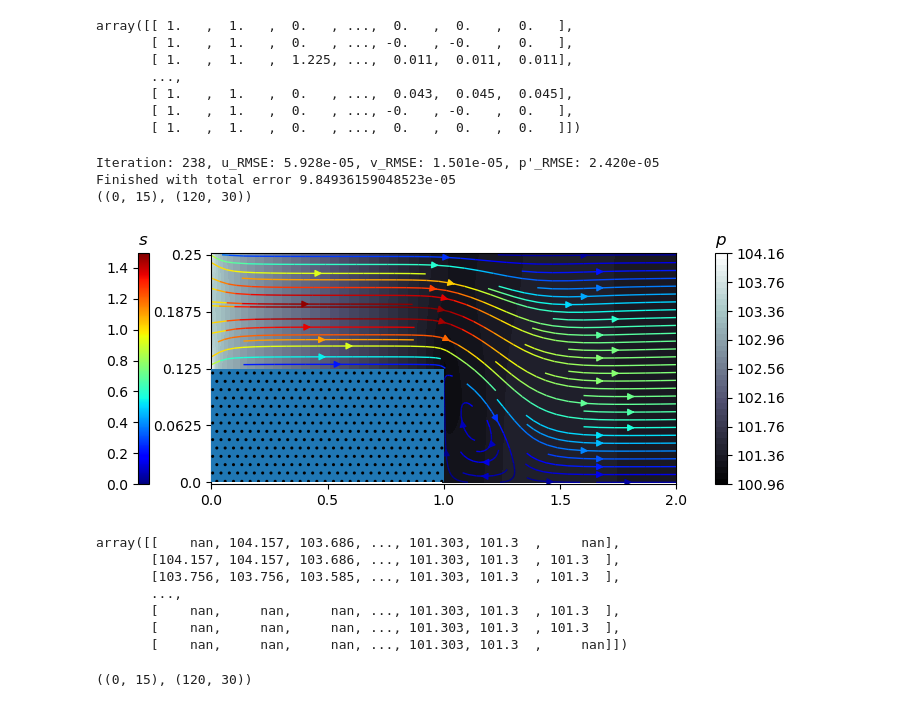
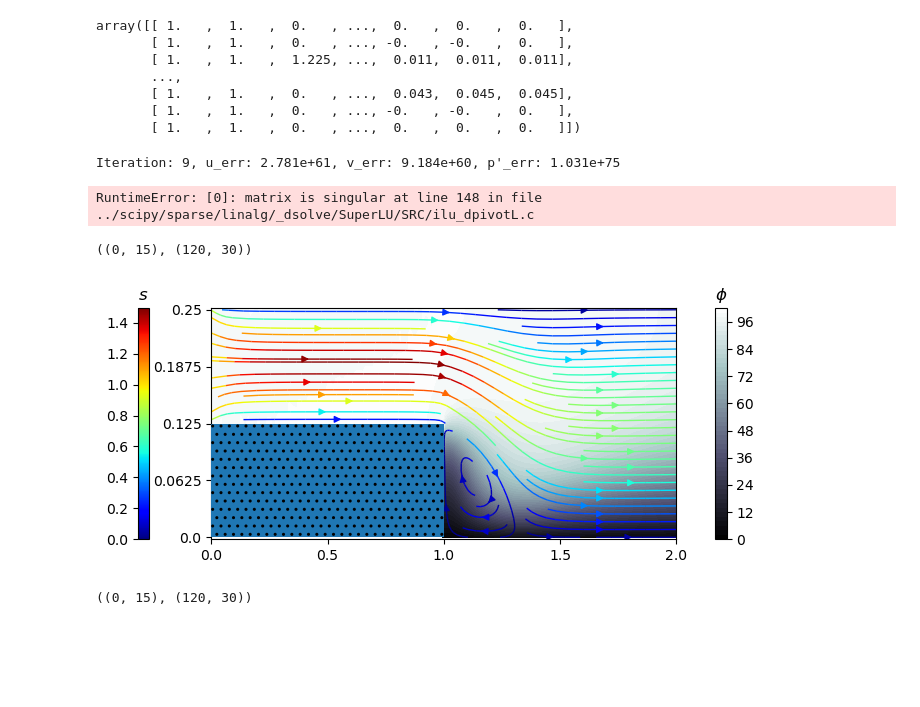
Before and after one commit to cl0udsw1tch/NavierStokesSolver, a Jupyter notebook: test.ipynb, the cells around one changed output. Drawn from its saved outputs; the diff is of its cells as text; code cells hidden in the pictures; blank space fills up the shorter version.

```diff
--- a/test.ipynb
+++ b/test.ipynb
@@ -20,0 +23,39 @@ np.set_printoptions(precision=3, suppress=True)
+# %%
+import pandas as pd
+import time
+from functools import wraps
+
+# Global storage for method timings
+
+
+def st_time(func):
+    """Decorator to track execution times for each method (no iteration tracking)."""
+    @wraps(func)
+    def st_func(*args, **kwargs):
+        start_time = time.time()
+        result = func(*args, **kwargs)
+        elapsed_time = time.time() - start_time
+
+        # Append timing to method's list
+        method_name = func.__name__
+        if method_name not in method_timings:
+            method_timings[method_name] = []
+        method_timings[method_name].append(elapsed_time)
+
+        return result
+    return st_func
+
+def get_timing_summary():
+    """Returns a DataFrame with total calls, total time, and average time per method."""
+    summary_data = []
+    for method, times in method_timings.items():
+        total_calls = len(times)
+        total_time = sum(times)
+        avg_time = total_time / total_calls if total_calls > 0 else 0
+        summary_data.append({
+            "Method": method,
+            "Total Calls": total_calls,
+            "Total Time (s)": total_time,
+            "Avg Time per Call (s)": avg_time
+        })
+    return pd.DataFrame(summary_data)
@@ -1568,6 +1463,7 @@ L=1
 n6 = NavierStokesSolver(
     scheme='upwind',
     L_x=2*L, L_y=L/4,
+    phi_B=(None, 100, None, 0),
     u_B=(None,1,0,0),
     v_B=(None, 0,0,0),
     p_B=(101.3, None, None, None),
@@ -1578,20 +1474,14 @@ n6 = NavierStokesSolver(
 n6.solve('m', threshold=1e-4)
 n6.plot('p', levels=50, streamlines=1, figsize=(10,3))
 # %% [output]
-Iteration: 238, u_RMSE: 5.928e-05, v_RMSE: 1.501e-05, p'_RMSE: 2.420e-05
-Finished with total error 9.84936159048523e-05
-((0, 15), (120, 30))
+Iteration: 9, u_err: 2.781e+61, v_err: 9.184e+60, p'_err: 1.031e+75
-[figure, removed]
+RuntimeError: [0]: matrix is singular at line 148 in file ../scipy/sparse/linalg/_dsolve/SuperLU/SRC/ilu_dpivotL.c
-# %%
-n6.x['p']
-# %% [output]
-array([[    nan, 104.157, 103.686, ..., 101.303, 101.3  ,     nan],
-       [104.157, 104.157, 103.686, ..., 101.303, 101.3  , 101.3  ],
-       [103.756, 103.756, 103.585, ..., 101.303, 101.3  , 101.3  ],
-       ...,
-       [    nan,     nan,     nan, ..., 101.303, 101.3  , 101.3  ],
-       [    nan,     nan,     nan, ..., 101.303, 101.3  , 101.3  ],
-       [    nan,     nan,     nan, ..., 101.303, 101.3  ,     nan]])
+# %%
+#n6.solve('\phi', threshold=1e-4)
+n6.plot('\phi', levels=50, streamlines=1, figsize=(10,3))
+# %% [output]
+((0, 15), (120, 30))
+[figure, added]
 # %%
 n6.plot('u', levels=100, streamlines=2, figsize=(15,3))
 # %% [output]
```
Also changed, not shown: parts of 25 cells of this notebook, 16 other files.
